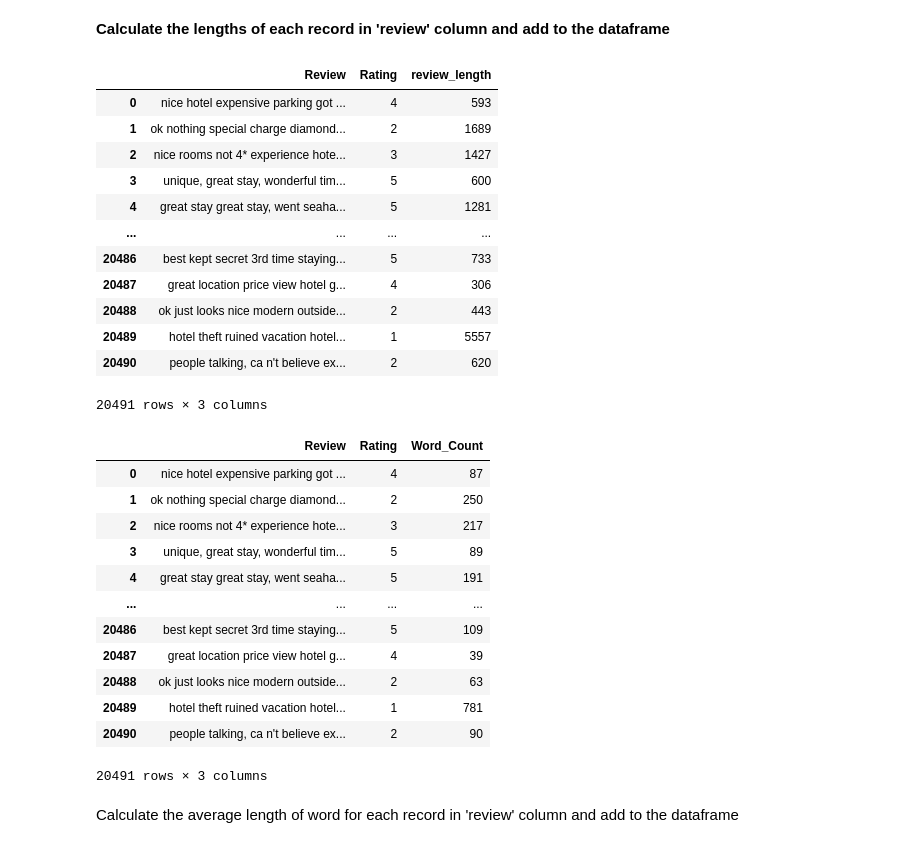
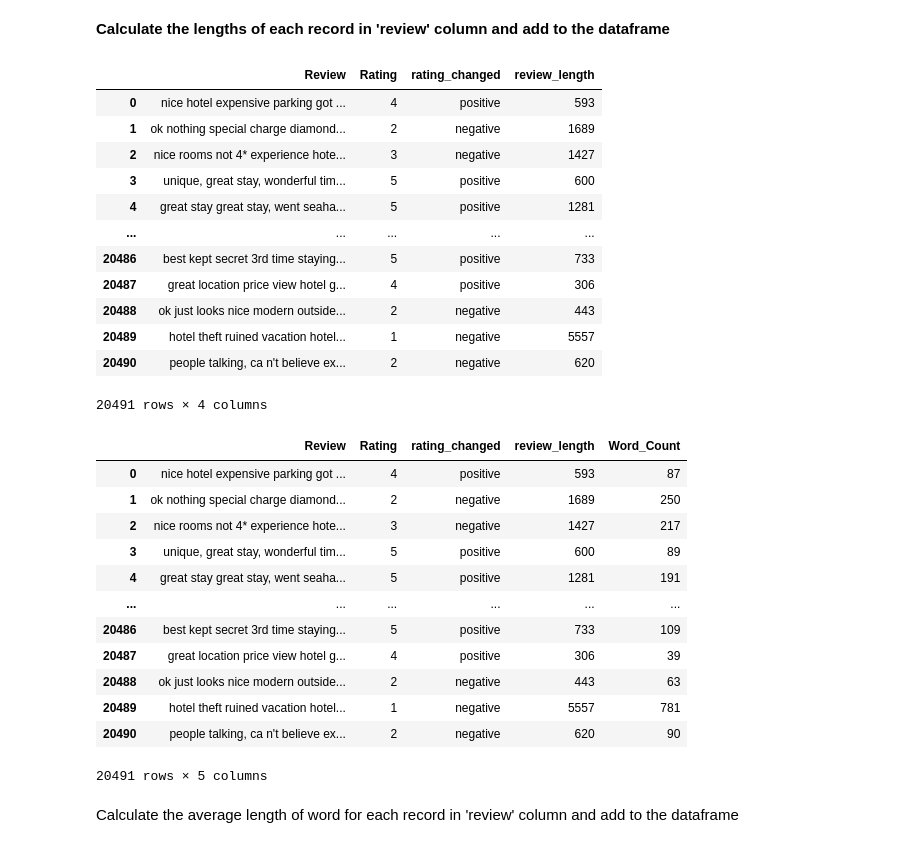
Before and after one commit to Naveenkumarwebknot/AI-ML, a Jupyter notebook: Assignment2.ipynb, the cells around one changed output. Cells and saved outputs as stored; diff of their text form; code cells hidden in the pictures.

```diff
--- a/Assignment2.ipynb
+++ b/Assignment2.ipynb
@@ -81,40 +82,40 @@ df
 # %% [markdown]
 **Calculate the lengths of each record in 'review' column and add to the dataframe**
 # %%
-df2=df.copy()
-df2['review_length']=df2['Review'].apply(lambda x:len(x))
-df2
+dr=dr.copy()
+dr['review_length']=dr['Review'].apply(lambda x:len(x))
+dr
 # %% [output]
-|  | Review | Rating | review_length |
-| 0 | nice hotel expensive parking got ... | 4 | 593 |
-| 1 | ok nothing special charge diamond... | 2 | 1689 |
-| 2 | nice rooms not 4* experience hote... | 3 | 1427 |
-| 3 | unique, great stay, wonderful tim... | 5 | 600 |
-| 4 | great stay great stay, went seaha... | 5 | 1281 |
-| ... | ... | ... | ... |
-| 20486 | best kept secret 3rd time staying... | 5 | 733 |
-| 20487 | great location price view hotel g... | 4 | 306 |
-| 20488 | ok just looks nice modern outside... | 2 | 443 |
-| 20489 | hotel theft ruined vacation hotel... | 1 | 5557 |
-| 20490 | people talking, ca n't believe ex... | 2 | 620 |
+|  | Review | Rating | rating_changed | review_length |
+| 0 | nice hotel expensive parking got ... | 4 | positive | 593 |
+| 1 | ok nothing special charge diamond... | 2 | negative | 1689 |
+| 2 | nice rooms not 4* experience hote... | 3 | negative | 1427 |
+| 3 | unique, great stay, wonderful tim... | 5 | positive | 600 |
+| 4 | great stay great stay, went seaha... | 5 | positive | 1281 |
+| ... | ... | ... | ... | ... |
+| 20486 | best kept secret 3rd time staying... | 5 | positive | 733 |
+| 20487 | great location price view hotel g... | 4 | positive | 306 |
+| 20488 | ok just looks nice modern outside... | 2 | negative | 443 |
+| 20489 | hotel theft ruined vacation hotel... | 1 | negative | 5557 |
+| 20490 | people talking, ca n't believe ex... | 2 | negative | 620 |
-20491 rows × 3 columns
+20491 rows × 4 columns
 # %%
-df3=df.copy()
-df3['Word_Count'] = df3['Review'].apply(lambda x: len(x.split()))
-df3
+dr=dr.copy()
+dr['Word_Count'] = dr['Review'].apply(lambda x: len(x.split()))
+dr
 # %% [output]
-|  | Review | Rating | Word_Count |
-| 0 | nice hotel expensive parking got ... | 4 | 87 |
-| 1 | ok nothing special charge diamond... | 2 | 250 |
-| 2 | nice rooms not 4* experience hote... | 3 | 217 |
-| 3 | unique, great stay, wonderful tim... | 5 | 89 |
-| 4 | great stay great stay, went seaha... | 5 | 191 |
-| ... | ... | ... | ... |
-| 20486 | best kept secret 3rd time staying... | 5 | 109 |
-| 20487 | great location price view hotel g... | 4 | 39 |
-| 20488 | ok just looks nice modern outside... | 2 | 63 |
-| 20489 | hotel theft ruined vacation hotel... | 1 | 781 |
-| 20490 | people talking, ca n't believe ex... | 2 | 90 |
+|  | Review | Rating | rating_changed | review_length | Word_Count |
+| 0 | nice hotel expensive parking got ... | 4 | positive | 593 | 87 |
+| 1 | ok nothing special charge diamond... | 2 | negative | 1689 | 250 |
+| 2 | nice rooms not 4* experience hote... | 3 | negative | 1427 | 217 |
+| 3 | unique, great stay, wonderful tim... | 5 | positive | 600 | 89 |
+| 4 | great stay great stay, went seaha... | 5 | positive | 1281 | 191 |
+| ... | ... | ... | ... | ... | ... |
+| 20486 | best kept secret 3rd time staying... | 5 | positive | 733 | 109 |
+| 20487 | great location price view hotel g... | 4 | positive | 306 | 39 |
+| 20488 | ok just looks nice modern outside... | 2 | negative | 443 | 63 |
+| 20489 | hotel theft ruined vacation hotel... | 1 | negative | 5557 | 781 |
+| 20490 | people talking, ca n't believe ex... | 2 | negative | 620 | 90 |
-20491 rows × 3 columns
+20491 rows × 5 columns
 # %% [markdown]
 Calculate the average length of word for each record in 'review' column and add to the dataframe
```
Also changed, not shown: parts of 9 cells of this notebook.
